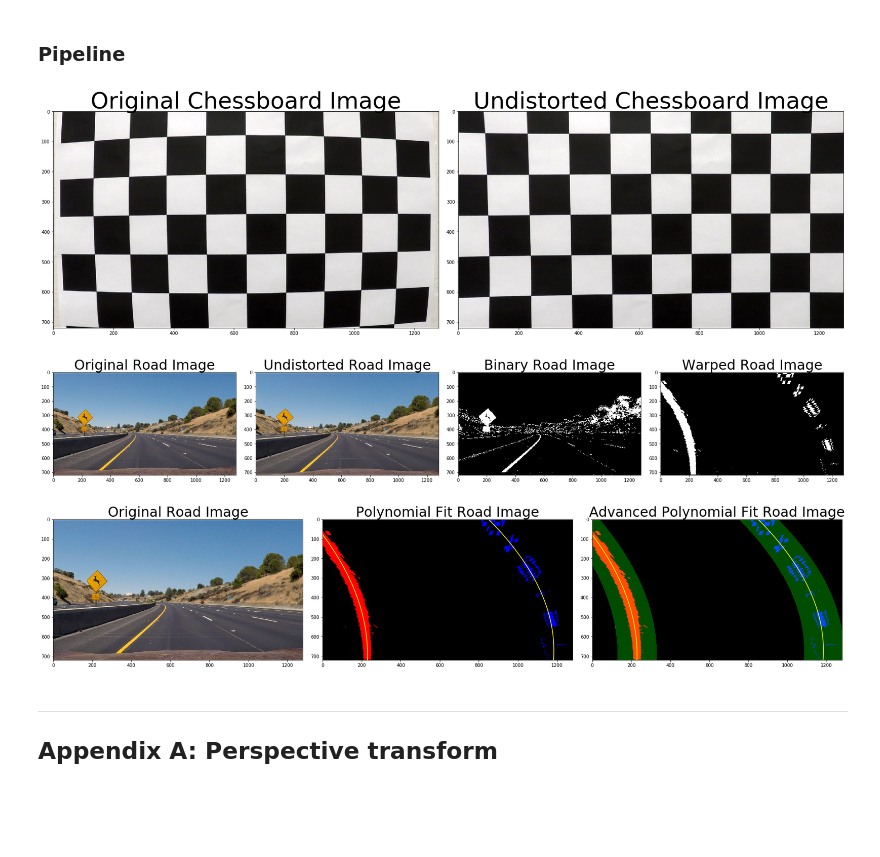
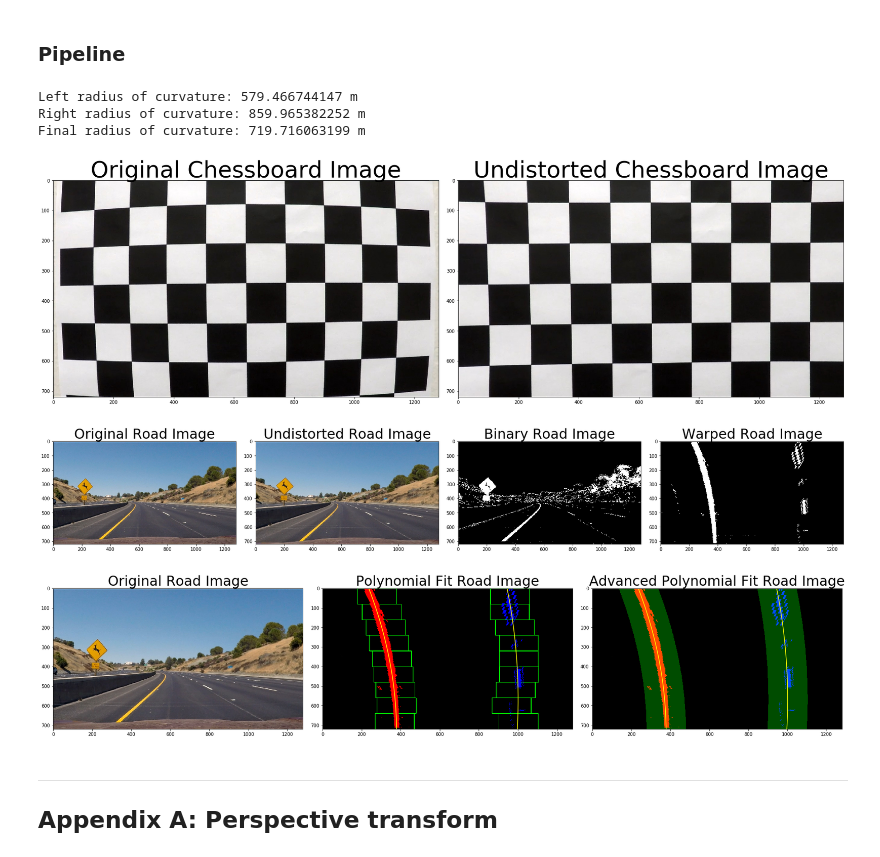
Before and after one commit to urs-waldmann/CarND-Advanced-Lane-Lines, a Jupyter notebook: adv_lane_fin.ipynb, the cells around one changed output. Drawn from its saved outputs; the diff is of its cells as text; code cells hidden in the pictures; blank space fills up the shorter version.

Commit message:
Update adv_lane_fin.ipynb.
Add radius of curvature in pixel and real world space.

```diff
--- a/adv_lane_fin.ipynb
+++ b/adv_lane_fin.ipynb
@@ -191,9 +191,8 @@ img_size = img_size.shape[0:2]
 ksize = 15 # Choose a larger odd number to smooth gradient measurements.
 
 # Choose source and destination points for perspective transform.
-offset = 0
-src = np.float32([[580, 450],[705, 450],[100, 710],[1230, 710]])
-dst = np.float32([[offset,offset],[img_size[1]-offset,offset],[offset,img_size[0]-offset],[img_size[1]-offset,img_size[0]-offset]])
+src = np.float32([[585, 460],[695, 460],[203, 720],[1127, 720]])
+dst = np.float32([[320,0],[960,0],[320,720],[960,720]])
 
 # Make a list of the road images.
 images = glob.glob('./test_images/*.jpg')
@@ -344,20 +343,25 @@ for fname in images:
 
     # Again, extract left and right line pixel positions.
     leftx = nonzerox[left_lane_inds]
+    #print(leftx.shape)
     lefty = nonzeroy[left_lane_inds]
+    #print(lefty.shape)
+    #print(lefty)
     rightx = nonzerox[right_lane_inds]
+    #print(rightx.shape)
     righty = nonzeroy[right_lane_inds]
+    #print(righty.shape)
+    #print(righty)
     # Fit a second order polynomial to each.
     left_fit = np.polyfit(lefty, leftx, 2)
     right_fit = np.polyfit(righty, rightx, 2)
 
-
+    '''
     # Plot the fitting of a polynomial.
     # Generate x and y values for plotting.
     ploty = np.linspace(0, binary_warped.shape[0]-1, binary_warped.shape[0] )
     left_fitx = left_fit[0]*ploty**2 + left_fit[1]*ploty + left_fit[2]
     right_fitx = right_fit[0]*ploty**2 + right_fit[1]*ploty + right_fit[2]
-
     out_img[nonzeroy[left_lane_inds], nonzerox[left_lane_inds]] = [255, 0, 0]
     out_img[nonzeroy[right_lane_inds], nonzerox[right_lane_inds]] = [0, 0, 255]
     fig = plt.figure()
@@ -381,7 +385,6 @@ for fname in images:
     # Color in left and right line pixels.
     out_img[nonzeroy[left_lane_inds], nonzerox[left_lane_inds]] = [255, 0, 0]
     out_img[nonzeroy[right_lane_inds], nonzerox[right_lane_inds]] = [0, 0, 255]
-
     # Generate a polygon to illustrate the search window area.
     # And recast the x and y points into usable format for cv2.fillPoly().
     left_line_window1 = np.array([np.transpose(np.vstack([left_fitx-margin, ploty]))])
@@ -390,7 +393,6 @@ for fname in images:
     right_line_window1 = np.array([np.transpose(np.vstack([right_fitx-margin, ploty]))])
     right_line_window2 = np.array([np.flipud(np.transpose(np.vstack([right_fitx+margin, ploty])))])
     right_line_pts = np.hstack((right_line_window1, right_line_window2))
-
     # Draw the lane onto the warped blank image.
     cv2.fillPoly(window_img, np.int_([left_line_pts]), (0,255, 0))
     cv2.fillPoly(window_img, np.int_([right_line_pts]), (0,255, 0))
@@ -408,6 +410,35 @@ for fname in images:
     new_path = './output_images/adv_polyfit_' + img_name
     fig.savefig(new_path)
     plt.close(fig)
+    '''
+
+    # RADIUS OF CURVATURE.
+    '''
+    # Measure the radius of curvature in pixel space closest to the vehicle.
+    y_eval = img_size[0]
+    left_curverad = ((1 + (2*left_fit[0]*y_eval + left_fit[1])**2)**1.5) / np.absolute(2*left_fit[0])
+    right_curverad = ((1 + (2*right_fit[0]*y_eval + right_fit[1])**2)**1.5) / np.absolute(2*right_fit[0])
+    #print(left_curverad, right_curverad)
+    '''
+    # Measure the radius of curvature in real world space (meters) closest to the vehicle.
+    # Define conversions in x and y from pixels space to meters.
+    ym_per_pix = 30/720 # meters per pixel in y dimension.
+    xm_per_pix = 3.7/640 # meters per pixel in x dimension.
+
+    # Fit new polynomials to x,y in world space.
+    left_fit_cr = np.polyfit(lefty*ym_per_pix, leftx*xm_per_pix, 2)
+    right_fit_cr = np.polyfit(righty*ym_per_pix, rightx*xm_per_pix, 2)
+    # Calculate the new radii of curvature.
+    left_curverad = ((1 + (2*left_fit_cr[0]*y_eval*ym_per_pix + left_fit_cr[1])**2)**1.5) / np.absolute(2*left_fit_cr[0])
+    right_curverad = ((1 + (2*right_fit_cr[0]*y_eval*ym_per_pix + right_fit_cr[1])**2)**1.5) / np.absolute(2*right_fit_cr[0])
+    # Now our radius of curvature is in meters.
+    #print(left_curverad, 'm', right_curverad, 'm')
+
+    # Final radius of curvature.
+    curverad = (left_curverad + right_curverad) / 2
+    #print(curverad)
+
+    # CENTER OF CAR
 
 
 
@@ -461,35 +492,43 @@ ax2.plot(right_fitx, ploty, color='yellow')
 ax2.set_xlim(0, 1280)
 ax2.set_ylim(720, 0)
 ax2.set_title('Polynomial Fit Road Image', fontsize=30)
 # Create an image to draw on and an image to show the selection window.
 out_img = np.dstack((binary_warped, binary_warped, binary_warped))*255
 window_img = np.zeros_like(out_img)
 # Color in left and right line pixels.
 out_img[nonzeroy[left_lane_inds], nonzerox[left_lane_inds]] = [255, 0, 0]
 out_img[nonzeroy[right_lane_inds], nonzerox[right_lane_inds]] = [0, 0, 255]
 # Generate a polygon to illustrate the search window area.
 # And recast the x and y points into usable format for cv2.fillPoly().
 left_line_window1 = np.array([np.transpose(np.vstack([left_fitx-margin, ploty]))])
 left_line_window2 = np.array([np.flipud(np.transpose(np.vstack([left_fitx+margin, ploty])))])
 left_line_pts = np.hstack((left_line_window1, left_line_window2))
 right_line_window1 = np.array([np.transpose(np.vstack([right_fitx-margin, ploty]))])
 right_line_window2 = np.array([np.flipud(np.transpose(np.vstack([right_fitx+margin, ploty])))])
 right_line_pts = np.hstack((right_line_window1, right_line_window2))
 # Draw the lane onto the warped blank image.
 cv2.fillPoly(window_img, np.int_([left_line_pts]), (0,255, 0))
 cv2.fillPoly(window_img, np.int_([right_line_pts]), (0,255, 0))
 result = cv2.addWeighted(out_img, 1, window_img, 0.3, 0)
 ax3.imshow(result)
 ax3.plot(left_fitx, ploty, color='yellow')
 ax3.plot(right_fitx, ploty, color='yellow')
 ax3.set_xlim(0, 1280)
 ax3.set_ylim(720, 0)
 ax3.set_title('Advanced Polynomial Fit Road Image', fontsize=30)
 plt.subplots_adjust(left=0., right=1, top=0.9, bottom=0.)
+
+# Print radius of curvature for example road image.
+#print('Left radius of curvature:', left_curverad, 'm')
+#print('Right radius of curvature:', right_curverad, 'm')
+#print('Final radius of curvature:', curverad, 'm')
 # %% [output]
+Left radius of curvature: 579.466744147 m
+Right radius of curvature: 859.965382252 m
+Final radius of curvature: 719.716063199 m
 [figure]
-[figure, old version]
+[figure, new version]
-[figure, old version]
+[figure, new version]
 # %% [markdown]
 
 ---
```
Also changed, not shown: parts of 4 cells of this notebook.
